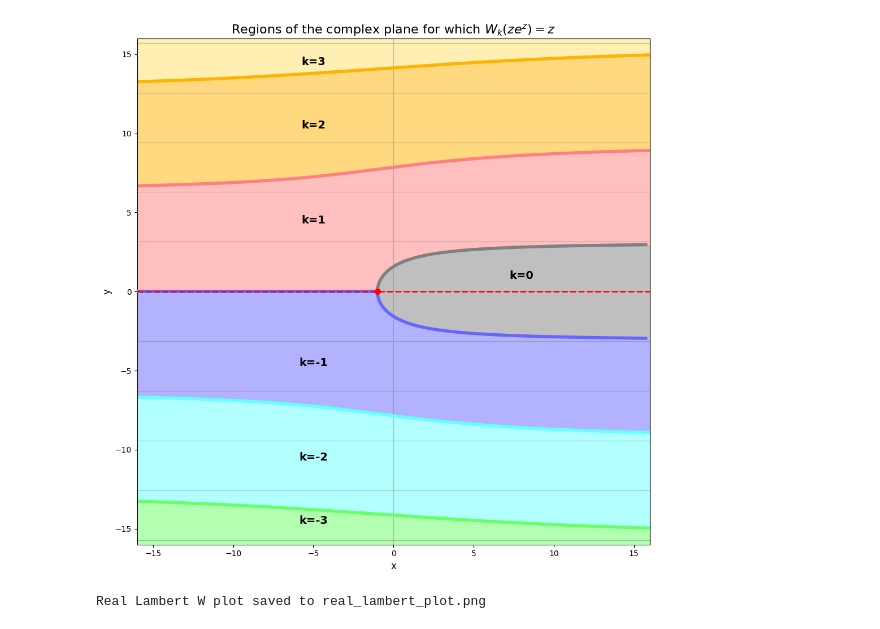
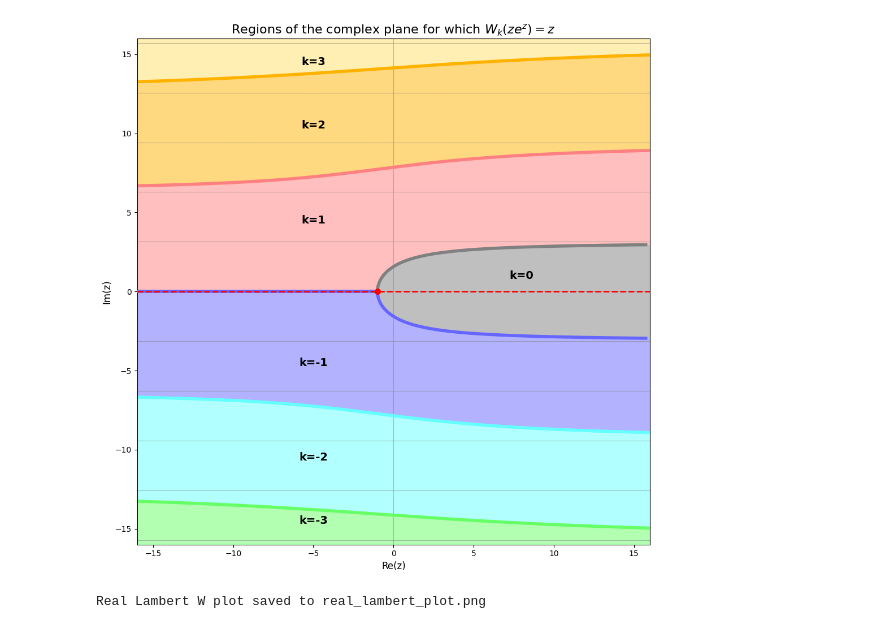
Before and after one commit to ValentinKil/blog, a Jupyter notebook: images/LambertW.ipynb, the cells around one changed output. Drawn from its saved outputs; the diff is of its cells as text; code cells hidden in the pictures.

```diff
--- a/images/LambertW.ipynb
+++ b/images/LambertW.ipynb
@@ -123,36 +123,36 @@ def plot_lambert_regions():
     ax.plot(x_real, np.zeros_like(x_real), color='red', linestyle='--', linewidth=2, alpha=1.0, zorder=6)
     # 4. Highlight the branch point {-1, 0} in RED
     ax.plot(-1, 0, 'o', color='red', markersize=8, markeredgewidth=0, zorder=10)
 
     # 5. Add branch labels (n=...)
     for n, props in branches.items():
         pos = props['label_pos']
         if n==0:
             ax.text(pos[0], 1+pos[1], f'k={n}', fontsize=14, ha='center', va='center', color='black', weight='bold')
         else:
             ax.text(pos[0], pos[1], f'k={n}', fontsize=14, ha='center', va='center', color='black', weight='bold')
 
 
 
     # Formatting the plot
     ax.set_title(r'Regions of the complex plane for which $W_k(z e^z) = z$', fontsize=16)
-    ax.set_xlabel('x', fontsize=12)
-    ax.set_ylabel('y', fontsize=12)
+    ax.set_xlabel('Re(z)', fontsize=12)
+    ax.set_ylabel('Im(z)', fontsize=12)
     ax.set_xlim([-x_range, x_range])
     ax.set_ylim([-y_range, y_range])
     ax.grid(False) # We've already drawn custom grid lines
 
     plt.tight_layout()
 
     # Save output
     output_path = 'lambert_regions.png'
     plt.savefig(output_path, dpi=300)
     plt.show()
 
 if __name__ == "__main__":
     plot_lambert_regions()
 # %% [output]
-[figure, old version]
+[figure, new version]
 # %%
 import numpy as np
 import matplotlib.pyplot as plt
```
Also changed, not shown: 1 other file.
